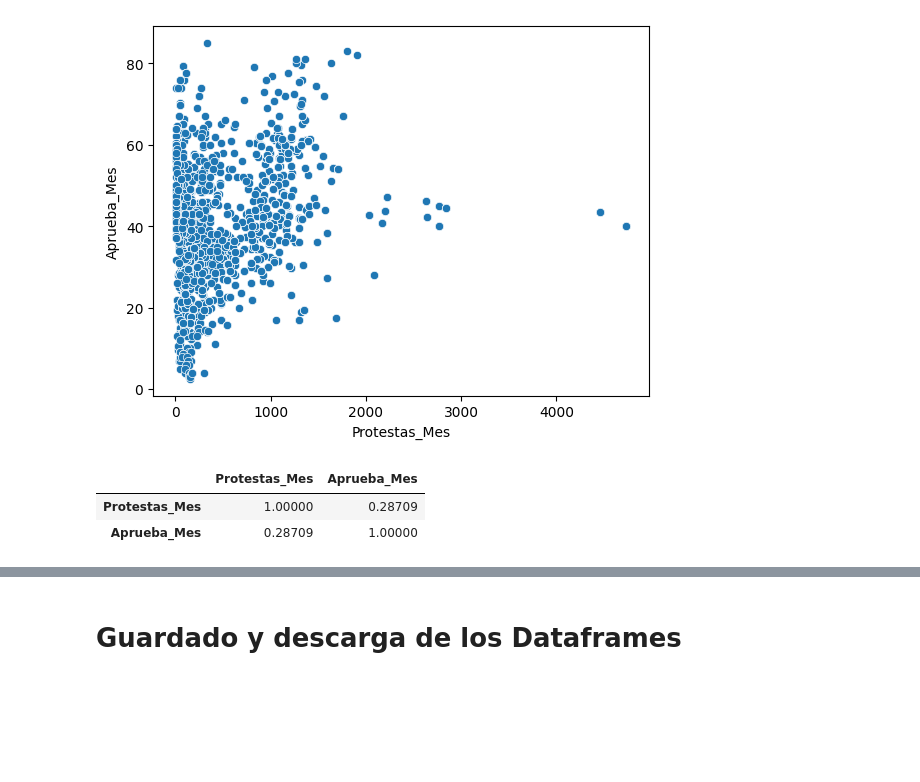
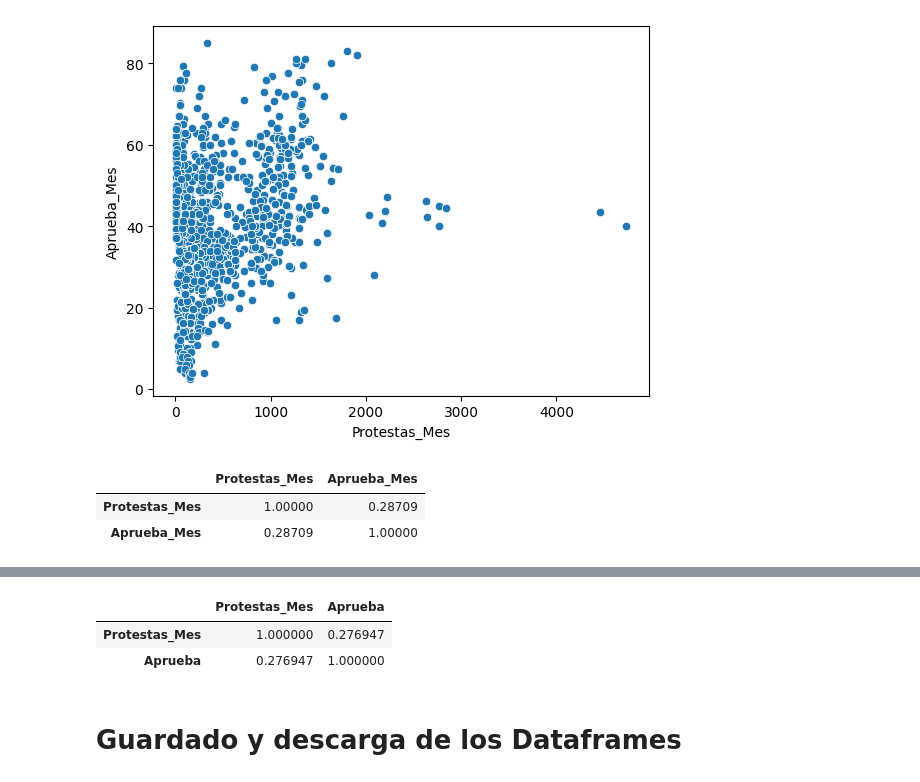
Before and after one commit to Claudio-Ferriz/Proyecto-AP-PS, a Jupyter notebook: Proyecto_AP_PS.ipynb, the cells around one changed output, grey strips where cells are left out. Cells and saved outputs as stored; diff of their text form; code cells hidden in the pictures; blank space fills up the shorter version.

```diff
--- a/Proyecto_AP_PS.ipynb
+++ b/Proyecto_AP_PS.ipynb
@@ -462,3 +551,9 @@ df_ap_ps[['Protestas_Mes', 'Aprueba_Mes']].corr()
+# %%
+df_ap_ps[['Protestas_Mes', 'Aprueba']].corr()
+# %% [output]
+|  | Protestas_Mes | Aprueba |
+| Protestas_Mes | 1.000000 | 0.276947 |
+| Aprueba | 0.276947 | 1.000000 |
 # %% [markdown]
 # Guardado y descarga de los Dataframes
 # %%
```
Also changed, not shown: parts of 3 cells of this notebook.
